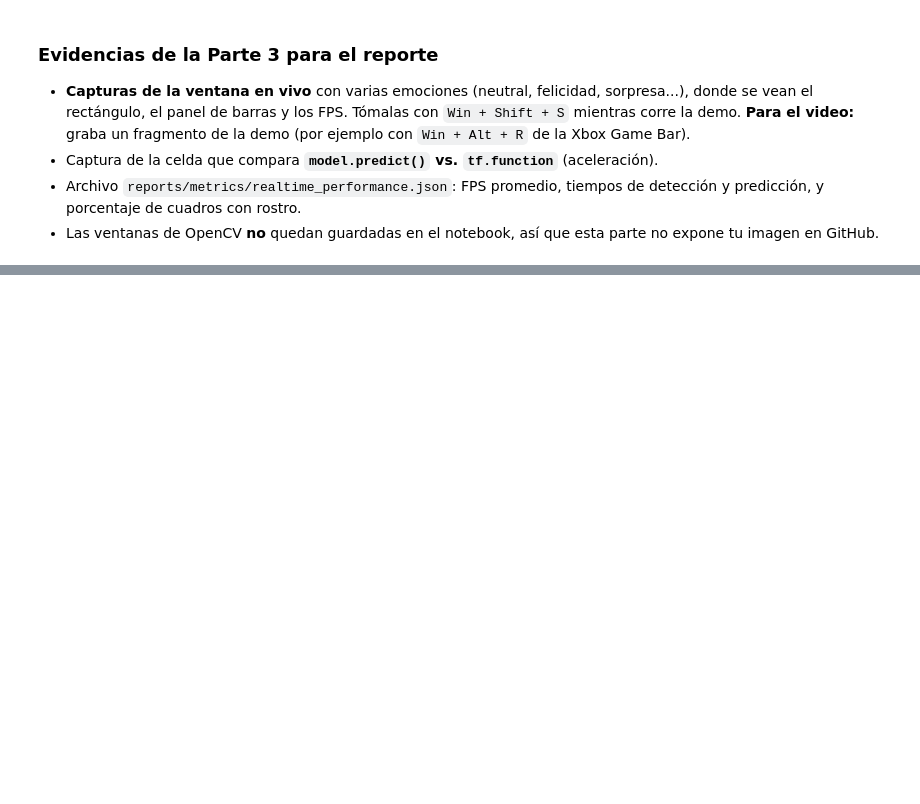
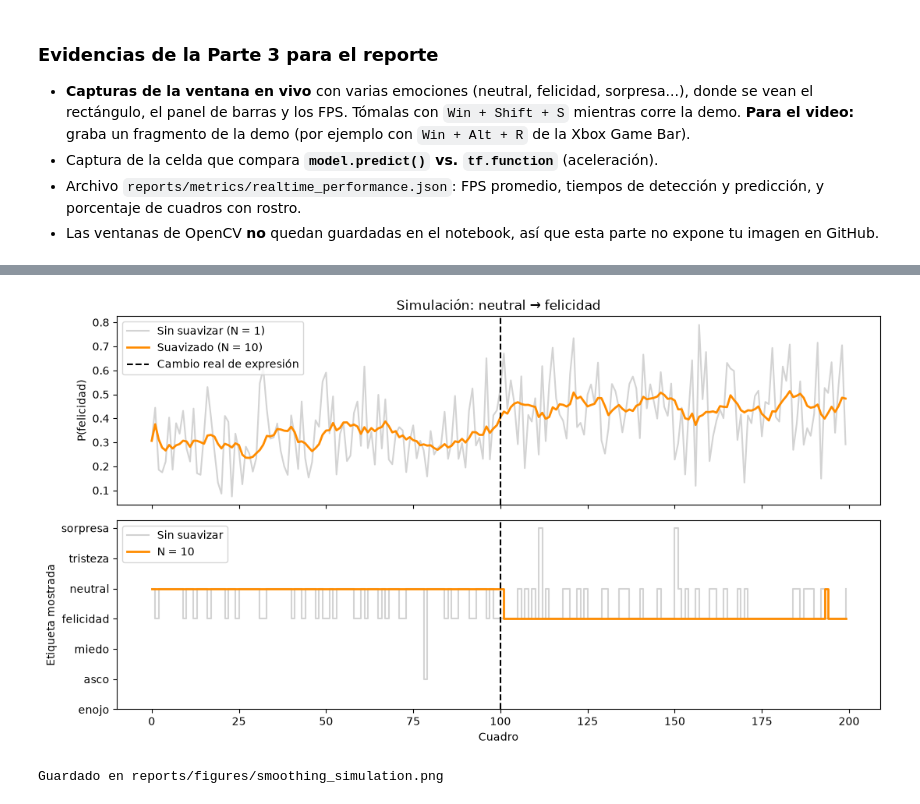
Before and after one commit to EdwarTrujillo/emotion-detection-assistant, a Jupyter notebook: notebooks/03_realtime_detection.ipynb, the cells around one changed output, grey strips where cells are left out. Drawn from its saved outputs; the diff is of its cells as text; code cells hidden in the pictures; blank space fills up the shorter version.

Commit message:
feat: add temporal smoothing and emotion history to real-time detection

```diff
--- a/notebooks/03_realtime_detection.ipynb
+++ b/notebooks/03_realtime_detection.ipynb
@@ -800,9 +812,15 @@ def summarize_performance(stats, skip_frames=10):
     }
 
 
-performance = summarize_performance(realtime_stats)
-with open(METRICS_DIR / "realtime_performance.json", "w", encoding="utf-8") as f:
-    json.dump(performance, f, indent=2)
+if realtime_stats is None:
+    # No se ejecutó la demo: se muestran los resultados guardados la última vez (sin sobrescribirlos)
+    with open(METRICS_DIR / "realtime_performance.json", encoding="utf-8") as f:
+        performance = json.load(f)
+    print("Resultados guardados de la última ejecución:")
+else:
+    performance = summarize_performance(realtime_stats)
+    with open(METRICS_DIR / "realtime_performance.json", "w", encoding="utf-8") as f:
+        json.dump(performance, f, indent=2)
+    print("Guardado en reports/metrics/realtime_performance.json")
 print(json.dumps(performance, indent=2))
-print("Guardado en reports/metrics/realtime_performance.json")
 # %% [output]
@@ -831,0 +974,29 @@ Guardado en reports/metrics/realtime_performance.json
+# %%
+# --- Gráfica: probabilidad de "felicidad" y etiqueta mostrada, sin suavizar vs. N = 10 ---
+labels_es = [EMOTION_LABELS_ES[c] for c in CLASS_NAMES]
+fig, (ax1, ax2) = plt.subplots(2, 1, figsize=(11, 6), sharex=True)
+
+ax1.plot(raw_sequence[:, happy_idx], color="lightgray", label="Sin suavizar (N = 1)")
+ax1.plot(simulated[SMOOTHING_WINDOW][0][:, happy_idx], color="darkorange", linewidth=2,
+         label=f"Suavizado (N = {SMOOTHING_WINDOW})")
+ax1.axvline(CHANGE_FRAME, color="black", linestyle="--", label="Cambio real de expresión")
+ax1.set_ylabel("P(felicidad)")
+ax1.legend(loc="upper left")
+ax1.set_title("Simulación: neutral → felicidad")
+
+ax2.step(range(N_FRAMES), simulated[1][1], where="post", color="lightgray", label="Sin suavizar")
+ax2.step(range(N_FRAMES), simulated[SMOOTHING_WINDOW][1], where="post", color="darkorange", linewidth=2,
+         label=f"N = {SMOOTHING_WINDOW}")
+ax2.axvline(CHANGE_FRAME, color="black", linestyle="--")
+ax2.set_yticks(range(len(CLASS_NAMES)))
+ax2.set_yticklabels(labels_es)
+ax2.set_xlabel("Cuadro")
+ax2.set_ylabel("Etiqueta mostrada")
+ax2.legend(loc="upper left")
+plt.tight_layout()
+plt.savefig(PROJECT_ROOT / "reports" / "figures" / "smoothing_simulation.png", dpi=120)
+plt.show()
+print("Guardado en reports/figures/smoothing_simulation.png")
+# %% [output]
+[figure, added]
+Guardado en reports/figures/smoothing_simulation.png
```
Also changed, not shown: parts of 23 cells of this notebook, 6 other files.
